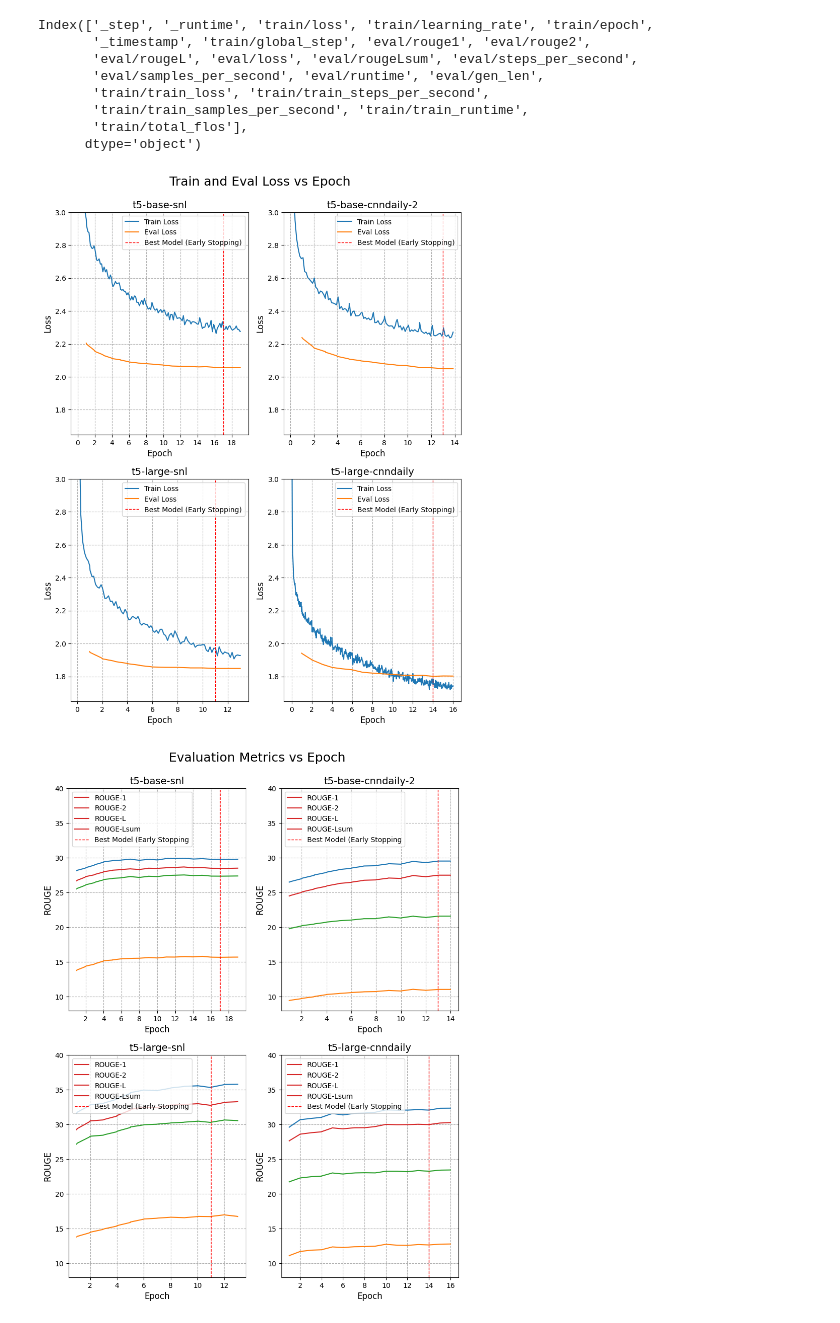
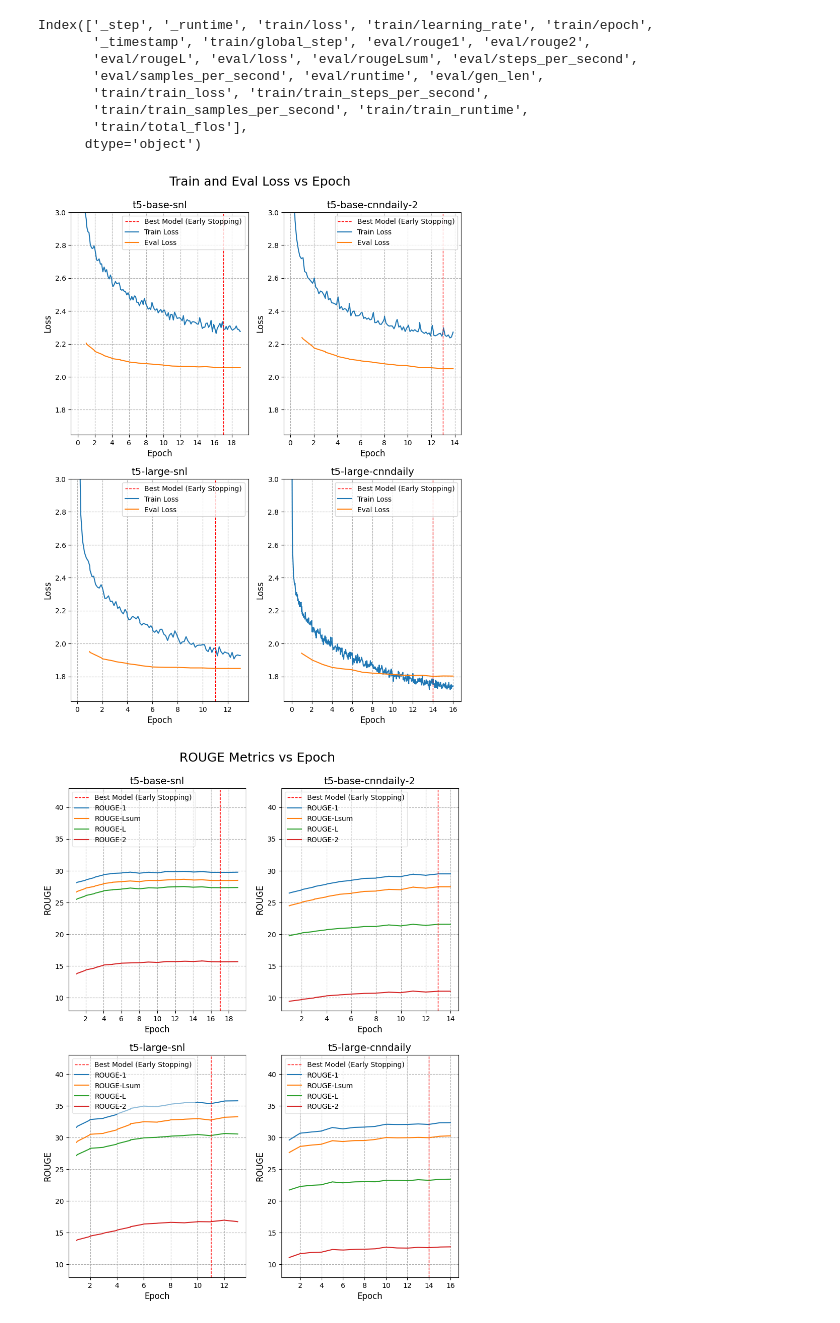
Before and after one commit to navjordj/Master-Norwegian-Abstractive-Summarization, a Jupyter notebook: plots/training_curves.ipynb, the cells around one changed output. Cells and saved outputs as stored; diff of their text form; code cells hidden in the pictures.

Commit message:
Training curves for loss and ROUGE-values

```diff
--- a/plots/training_curves.ipynb
+++ b/plots/training_curves.ipynb
@@ -68,11 +68,12 @@ for i, run_info in enumerate(runs):
     min_eval_loss_epoch = run.loc[min_eval_loss_index, "train/epoch"]
     best_model_line = ax.axvline(min_eval_loss_epoch, color="red", linestyle="--", linewidth=1, alpha=1)
 
-    custom_lines = [Line2D([0], [0], color=train_loss_line[0].get_color(), lw=1.5),
+    custom_lines = [Line2D([0], [0], color='red', linestyle='--', lw=1),
+                    Line2D([0], [0], color=train_loss_line[0].get_color(), lw=1.5),
                     Line2D([0], [0], color=eval_loss_line[0].get_color(), lw=1.5),
-                    Line2D([0], [0], color='red', linestyle='--', lw=1)]
+                    ]
 
-    ax.legend(custom_lines, ['Train Loss', 'Eval Loss', 'Best Model (Early Stopping)'], loc='upper right', fontsize=10)
+    ax.legend(custom_lines, ['Best Model (Early Stopping)', 'Train Loss', 'Eval Loss', ], loc='upper right', fontsize=10)
 
 # Add a single title for the entire figure
 plt.suptitle("Train and Eval Loss vs Epoch", fontsize=18)
@@ -81,7 +82,7 @@ plt.subplots_adjust(top=0.92)
 plt.savefig("train_losses.png")
 plt.show()
 # %% [output]
-[figure, old version]
+[figure, new version]
 # %%
 runs = [    {"model_name": "t5-base-snl", "wandb_url": "/navjordj/huggingface/runs/70ow8xqt"},    {"model_name": "t5-base-cnndaily-2", "wandb_url": "/navjordj/huggingface/runs/6b3n44zi"},    {"model_name": "t5-large-snl", "wandb_url": "/navjordj/huggingface/runs/zoy0w9hk"},    {"model_name": "t5-large-cnndaily", "wandb_url": "/navjordj/huggingface/runs/zrx32j09"},]
 
@@ -108,48 +109,52 @@ for i, run_info in enumerate(runs):
 
 
 
-    for metric in ['eval/rouge1', 'eval/rouge2', 'eval/rougeL', 'eval/rougeLsum']:
+    for metric in ['eval/rouge1', 'eval/rougeLsum', 'eval/rougeL', 'eval/rouge2']:
         run[metric] = run[metric].interpolate(method="linear")
 
     ax = axes[i // 2, i % 2]
 
     ax.xaxis.set_major_locator(tck.MultipleLocator(2))
 
-    for metric in ['eval/rouge1', 'eval/rouge2', 'eval/rougeL', 'eval/rougeLsum']:
+    metric_lines = []
+    for metric in['eval/rouge1', 'eval/rougeLsum', 'eval/rougeL', 'eval/rouge2']:
         metric_line = ax.plot(run["train/epoch"], run[metric], label=metric, linewidth=1.5)
+        metric_lines.append(metric_line)
 
     ax.set_xlabel("Epoch", fontsize=12)
     ax.set_ylabel("ROUGE", fontsize=12)
     ax.set_title(f"{run_info['model_name']}", fontsize=14)
 
-    ax.set_ylim(8, 40)
+    ax.set_ylim(8, 43)
 
 
     ax.grid(True, linestyle="--", alpha=1)
 
     # Add a vertical line at the epoch corresponding to the maximum value of eval/rougeL
     min_eval_loss_index = run["eval/loss"].idxmin()
     min_eval_loss_epoch = run.loc[min_eval_loss_index, "train/epoch"]
     best_model_line = ax.axvline(min_eval_loss_epoch, color="red", linestyle="--", linewidth=1, alpha=1)
 
-    custom_lines = []
-    for metric in ['eval/rouge1', 'eval/rouge2', 'eval/rougeL', 'eval/rougeLsum']:
-        line = Line2D([0], [0], color=metric_line[0].get_color(), lw=1.5)
+    custom_lines = [Line2D([0], [0], color='red', linestyle='--', lw=1)]
+    for i, metric in enumerate(['eval/rouge1', 'eval/rouge2', 'eval/rougeL', 'eval/rougeLsum']):
+
+        line = Line2D([0], [0], color=metric_lines[i][0].get_color(), lw=1.5)
         custom_lines.append(line)
 
-    custom_lines.append(Line2D([0], [0], color='red', linestyle='--', lw=1))
-    ax.legend(custom_lines, ['ROUGE-1', 'ROUGE-2', 'ROUGE-L', 'ROUGE-Lsum', 'Best Model (Early Stopping'], loc='upper left', fontsize=10)
+    leg = ax.legend(custom_lines, ['Best Model (Early Stopping)', 'ROUGE-1', 'ROUGE-Lsum', 'ROUGE-L', 'ROUGE-2'], framealpha=0.5, loc='upper left', fontsize=10)
+
+
 
 #lines_labels = [ax.get_legend_handles_labels() for ax in fig.axes]
 #lines, labels = [sum(lol, []) for lol in zip(*lines_labels)]
 #fig.legend(lines[:4], labels[:4], loc='upper right', ncol=1, fontsize=14)
 
 
 # Add a single title for the entire figure
 plt.suptitle("ROUGE Metrics vs Epoch", fontsize=18)
 plt.subplots_adjust(top=0.92)
 #plt.tight_layout()
 plt.savefig("rouge_eval_metrics.png")
 plt.show()
 # %% [output]
-[figure, old version]
+[figure, new version]
```
